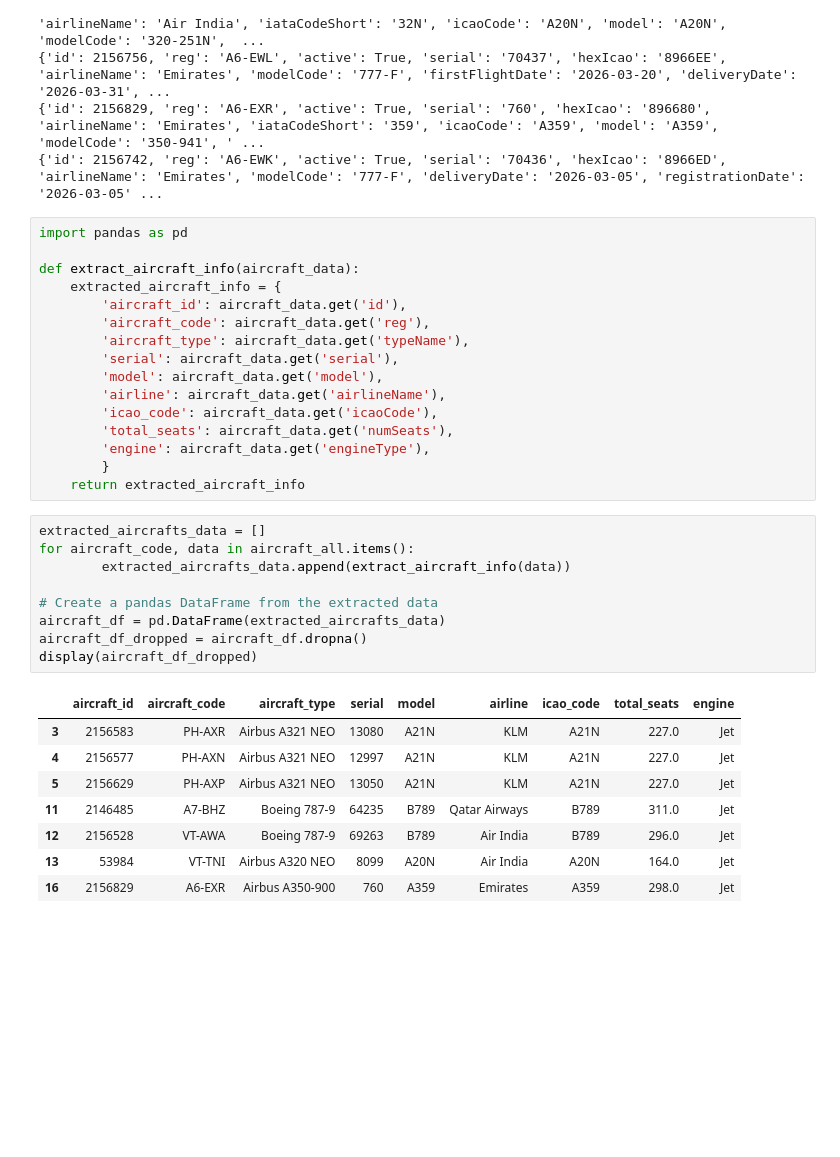
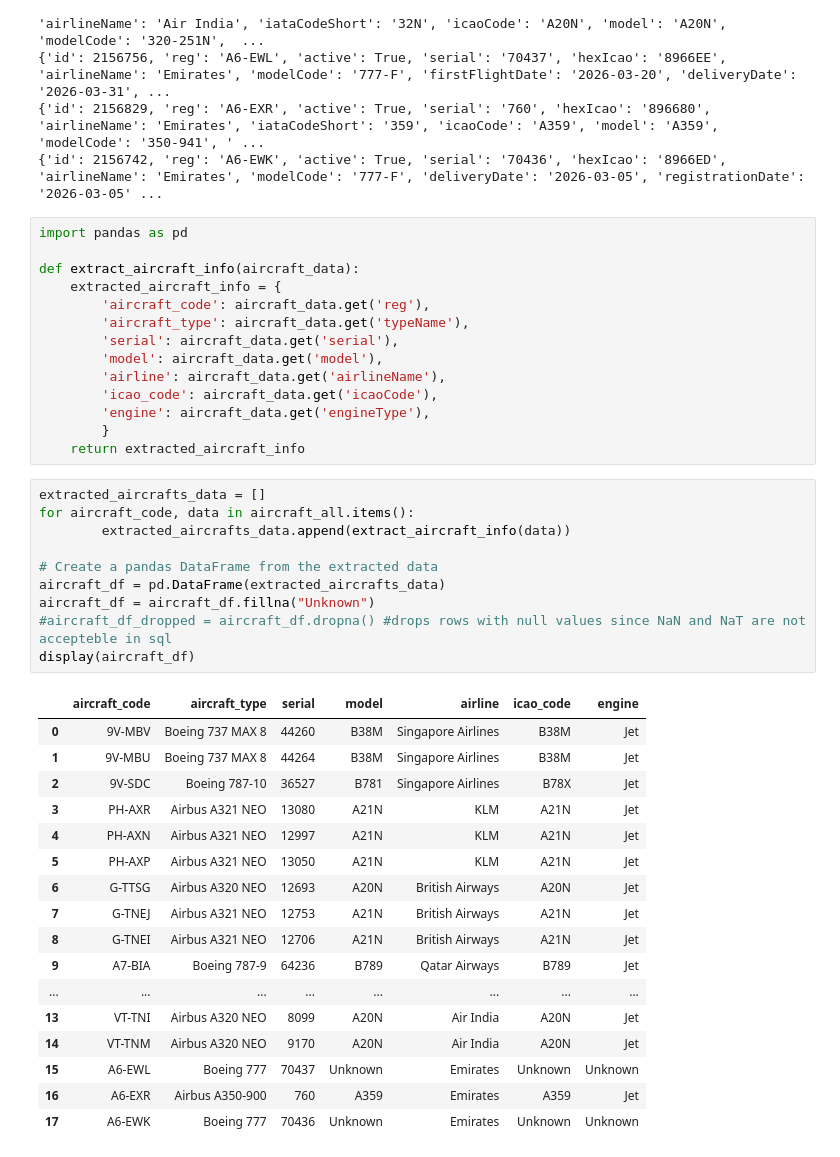
Before and after one commit to HamsavarthiniN/Air_Tracker-Flight_Analytics, a Jupyter notebook: Code/AeroDataBox_Flight_Explorer.ipynb, the cells around one changed output. Drawn from its saved outputs; the diff is of its cells as text; blank space fills up the shorter version.

```diff
--- a/Code/AeroDataBox_Flight_Explorer.ipynb
+++ b/Code/AeroDataBox_Flight_Explorer.ipynb
@@ -208,33 +208,41 @@ import pandas as pd
 
 def extract_aircraft_info(aircraft_data):
     extracted_aircraft_info = {
-        'aircraft_id': aircraft_data.get('id'),
         'aircraft_code': aircraft_data.get('reg'),
         'aircraft_type': aircraft_data.get('typeName'),
         'serial': aircraft_data.get('serial'),
         'model': aircraft_data.get('model'),
         'airline': aircraft_data.get('airlineName'),
         'icao_code': aircraft_data.get('icaoCode'),
-        'total_seats': aircraft_data.get('numSeats'),
         'engine': aircraft_data.get('engineType'),
         }
     return extracted_aircraft_info
 # %%
 extracted_aircrafts_data = []
 for aircraft_code, data in aircraft_all.items():
         extracted_aircrafts_data.append(extract_aircraft_info(data))
 
 # Create a pandas DataFrame from the extracted data
 aircraft_df = pd.DataFrame(extracted_aircrafts_data)
-aircraft_df_dropped = aircraft_df.dropna()
-display(aircraft_df_dropped)
+aircraft_df = aircraft_df.fillna("Unknown")
+#aircraft_df_dropped = aircraft_df.dropna() #drops rows with null values since NaN and NaT are not accepteble in sql
+display(aircraft_df)
 # %% [output]
-|  | aircraft_id | aircraft_code | aircraft_type | serial | model | airline | icao_code | total_seats | engine |
-| 3 | 2156583 | PH-AXR | Airbus A321 NEO | 13080 | A21N | KLM | A21N | 227.0 | Jet |
-| 4 | 2156577 | PH-AXN | Airbus A321 NEO | 12997 | A21N | KLM | A21N | 227.0 | Jet |
-| 5 | 2156629 | PH-AXP | Airbus A321 NEO | 13050 | A21N | KLM | A21N | 227.0 | Jet |
-| 11 | 2146485 | A7-BHZ | Boeing 787-9 | 64235 | B789 | Qatar Airways | B789 | 311.0 | Jet |
-| 12 | 2156528 | VT-AWA | Boeing 787-9 | 69263 | B789 | Air India | B789 | 296.0 | Jet |
-| 13 | 53984 | VT-TNI | Airbus A320 NEO | 8099 | A20N | Air India | A20N | 164.0 | Jet |
-| 16 | 2156829 | A6-EXR | Airbus A350-900 | 760 | A359 | Emirates | A359 | 298.0 | Jet |
+|  | aircraft_code | aircraft_type | serial | model | airline | icao_code | engine |
+| 0 | 9V-MBV | Boeing 737 MAX 8 | 44260 | B38M | Singapore Airlines | B38M | Jet |
+| 1 | 9V-MBU | Boeing 737 MAX 8 | 44264 | B38M | Singapore Airlines | B38M | Jet |
+| 2 | 9V-SDC | Boeing 787-10 | 36527 | B781 | Singapore Airlines | B78X | Jet |
+| 3 | PH-AXR | Airbus A321 NEO | 13080 | A21N | KLM | A21N | Jet |
+| 4 | PH-AXN | Airbus A321 NEO | 12997 | A21N | KLM | A21N | Jet |
+| 5 | PH-AXP | Airbus A321 NEO | 13050 | A21N | KLM | A21N | Jet |
+| 6 | G-TTSG | Airbus A320 NEO | 12693 | A20N | British Airways | A20N | Jet |
+| 7 | G-TNEJ | Airbus A321 NEO | 12753 | A21N | British Airways | A21N | Jet |
+| 8 | G-TNEI | Airbus A321 NEO | 12706 | A21N | British Airways | A21N | Jet |
+| 9 | A7-BIA | Boeing 787-9 | 64236 | B789 | Qatar Airways | B789 | Jet |
+| ... | ... | ... | ... | ... | ... | ... | ... |
+| 13 | VT-TNI | Airbus A320 NEO | 8099 | A20N | Air India | A20N | Jet |
+| 14 | VT-TNM | Airbus A320 NEO | 9170 | A20N | Air India | A20N | Jet |
+| 15 | A6-EWL | Boeing 777 | 70437 | Unknown | Emirates | Unknown | Unknown |
+| 16 | A6-EXR | Airbus A350-900 | 760 | A359 | Emirates | A359 | Jet |
+| 17 | A6-EWK | Boeing 777 | 70436 | Unknown | Emirates | Unknown | Unknown |
 # %%
```
Also changed, not shown: parts of 3 cells of this notebook.
